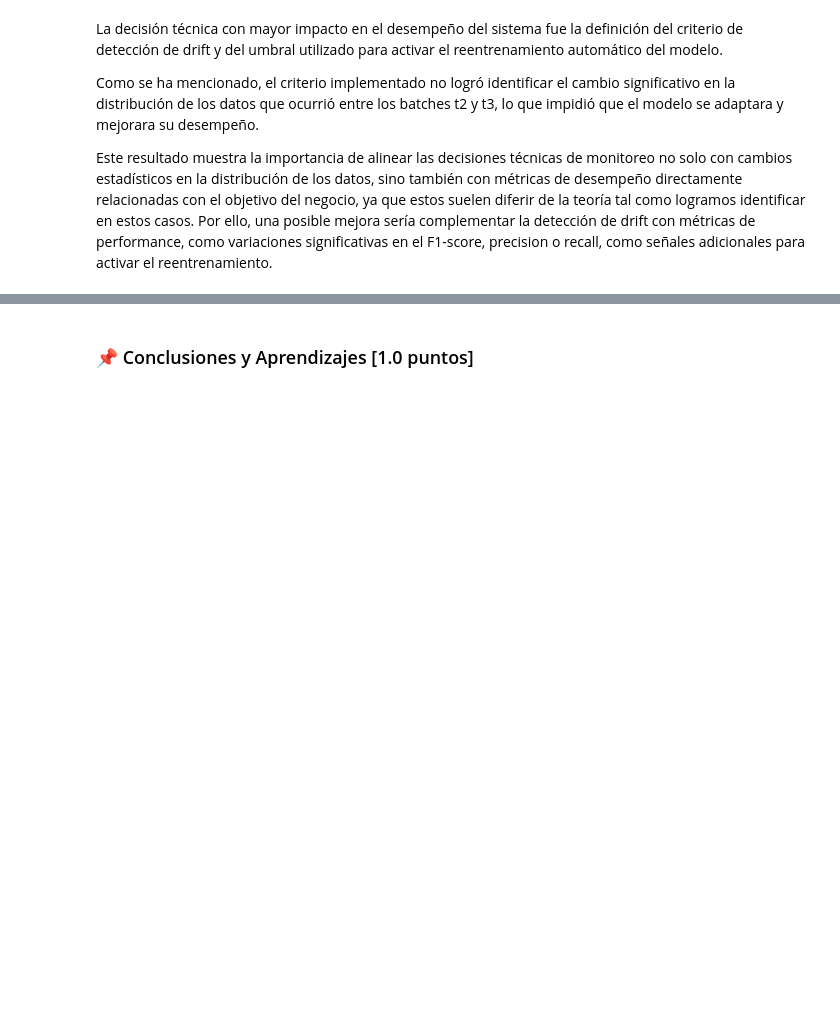
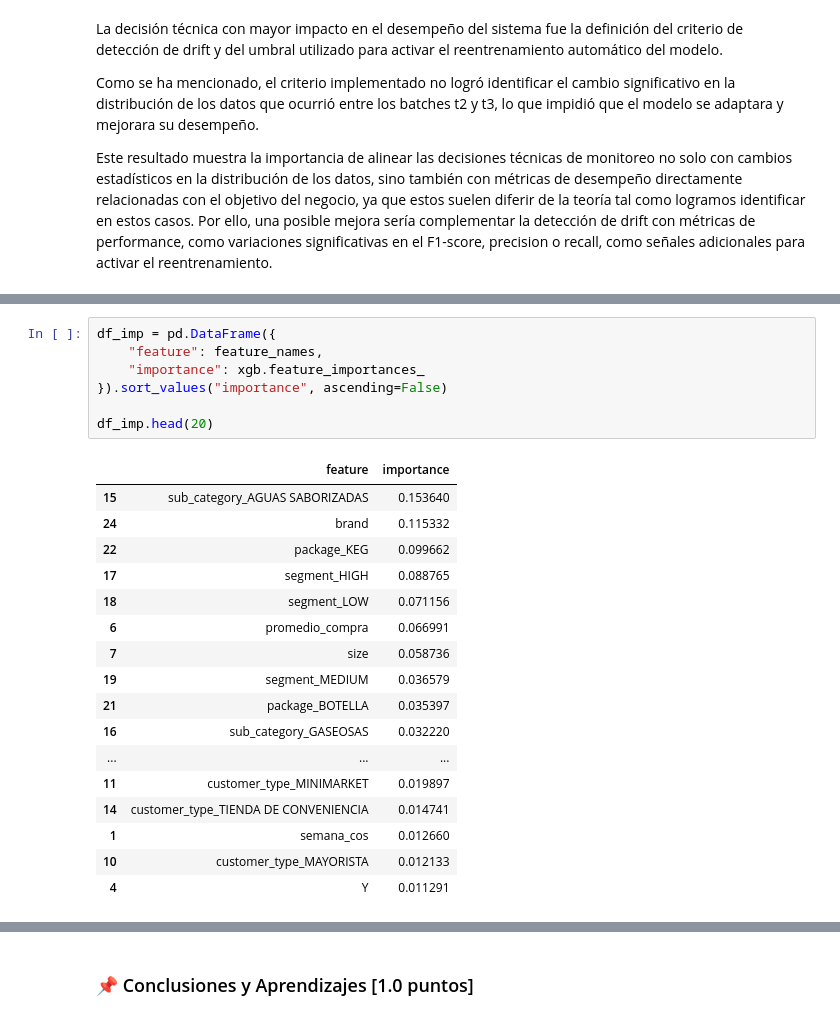
Before and after one commit to lauraflm/MDS7202-Laboratorio-de-Programacion-Cientifica-para-Ciencia-de-Datos, a Jupyter notebook: entrega_2/airflow/enunciado_entrega3.ipynb, the cells around one changed output, grey strips where cells are left out. Saved outputs shown, nothing was run; the diff lists cells and outputs as text; blank space fills up the shorter version.

```diff
--- a/entrega_2/airflow/enunciado_entrega3.ipynb
+++ b/entrega_2/airflow/enunciado_entrega3.ipynb
@@ -551,0 +706,25 @@ Este resultado muestra la importancia de alinear las decisiones técnicas de mon
+# %%
+df_imp = pd.DataFrame({
+    "feature": feature_names,
+    "importance": xgb.feature_importances_
+}).sort_values("importance", ascending=False)
+
+df_imp.head(20)
+# %% [output]
+|  | feature | importance |
+| 15 | sub_category_AGUAS SABORIZADAS | 0.153640 |
+| 24 | brand | 0.115332 |
+| 22 | package_KEG | 0.099662 |
+| 17 | segment_HIGH | 0.088765 |
+| 18 | segment_LOW | 0.071156 |
+| 6 | promedio_compra | 0.066991 |
+| 7 | size | 0.058736 |
+| 19 | segment_MEDIUM | 0.036579 |
+| 21 | package_BOTELLA | 0.035397 |
+| 16 | sub_category_GASEOSAS | 0.032220 |
+| ... | ... | ... |
+| 11 | customer_type_MINIMARKET | 0.019897 |
+| 14 | customer_type_TIENDA DE CONVENIENCIA | 0.014741 |
+| 1 | semana_cos | 0.012660 |
+| 10 | customer_type_MAYORISTA | 0.012133 |
+| 4 | Y | 0.011291 |
```
Also changed, not shown: parts of 23 cells of this notebook.
